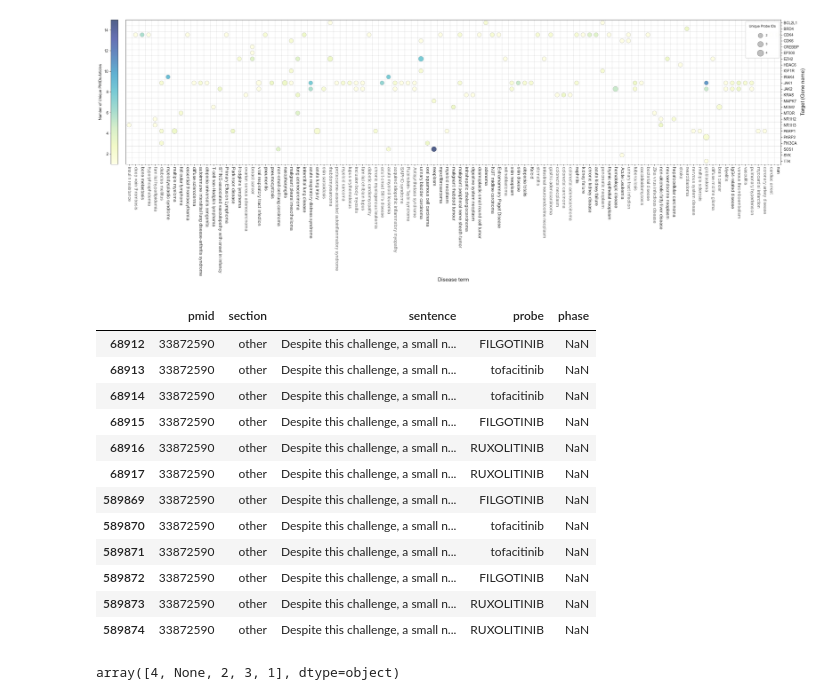
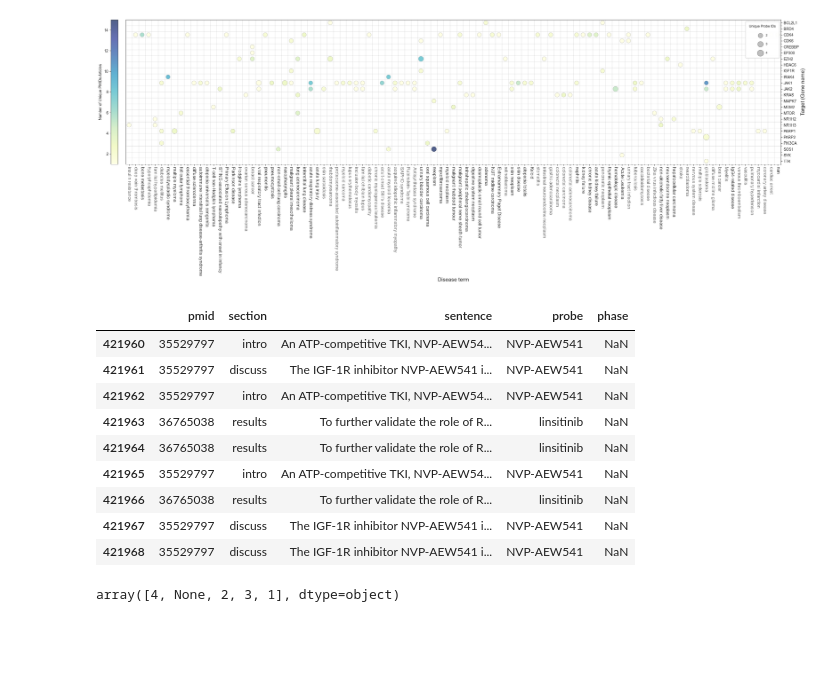
Before and after one commit to chembl/chemical_probes_lit, a Jupyter notebook: 2_probesLit/8_plotting_data.ipynb, the cells around one changed output. Cells and saved outputs as stored; diff of their text form; code cells hidden in the pictures; blank space fills up the shorter version.

```diff
--- a/2_probesLit/8_plotting_data.ipynb
+++ b/2_probesLit/8_plotting_data.ipynb
@@ -1218,22 +1218,19 @@ X-Axis Disease Sorting Order (for validation)
 [figure]
 # %%
 ### CHECKING EXAMPLEs
-ex = subs3[(subs3.diseaseId == 'MONDO_0024352') & (subs3.gene == 'JAK1')][['pmid','section', 'sentence', 'probe', 'phase']] # & (subs3.sentence.str.contains('MBC'))
+ex = subs3[(subs3.diseaseId == 'EFO_0000770') & (subs3.gene == 'IGF1R')][['pmid','section', 'sentence', 'probe', 'phase']] # & (subs3.sentence.str.contains('MBC'))
 ex
 # %% [output]
 |  | pmid | section | sentence | probe | phase |
-| 68912 | 33872590 | other | Despite this challenge, a small n... | FILGOTINIB | NaN |
-| 68913 | 33872590 | other | Despite this challenge, a small n... | tofacitinib | NaN |
-| 68914 | 33872590 | other | Despite this challenge, a small n... | tofacitinib | NaN |
-| 68915 | 33872590 | other | Despite this challenge, a small n... | FILGOTINIB | NaN |
-| 68916 | 33872590 | other | Despite this challenge, a small n... | RUXOLITINIB | NaN |
-| 68917 | 33872590 | other | Despite this challenge, a small n... | RUXOLITINIB | NaN |
-| 589869 | 33872590 | other | Despite this challenge, a small n... | FILGOTINIB | NaN |
-| 589870 | 33872590 | other | Despite this challenge, a small n... | tofacitinib | NaN |
-| 589871 | 33872590 | other | Despite this challenge, a small n... | tofacitinib | NaN |
-| 589872 | 33872590 | other | Despite this challenge, a small n... | FILGOTINIB | NaN |
-| 589873 | 33872590 | other | Despite this challenge, a small n... | RUXOLITINIB | NaN |
-| 589874 | 33872590 | other | Despite this challenge, a small n... | RUXOLITINIB | NaN |
+| 421960 | 35529797 | intro | An ATP-competitive TKI, NVP-AEW54... | NVP-AEW541 | NaN |
+| 421961 | 35529797 | discuss | The IGF-1R inhibitor NVP-AEW541 i... | NVP-AEW541 | NaN |
+| 421962 | 35529797 | intro | An ATP-competitive TKI, NVP-AEW54... | NVP-AEW541 | NaN |
+| 421963 | 36765038 | results | To further validate the role of R... | linsitinib | NaN |
+| 421964 | 36765038 | results | To further validate the role of R... | linsitinib | NaN |
+| 421965 | 35529797 | intro | An ATP-competitive TKI, NVP-AEW54... | NVP-AEW541 | NaN |
+| 421966 | 36765038 | results | To further validate the role of R... | linsitinib | NaN |
+| 421967 | 35529797 | discuss | The IGF-1R inhibitor NVP-AEW541 i... | NVP-AEW541 | NaN |
+| 421968 | 35529797 | discuss | The IGF-1R inhibitor NVP-AEW541 i... | NVP-AEW541 | NaN |
 # %%
 ner_triplets_ptpairs.maxPhase.unique()
 # %% [output]
```
Also changed, not shown: parts of 17 cells of this notebook, 10 other files.
